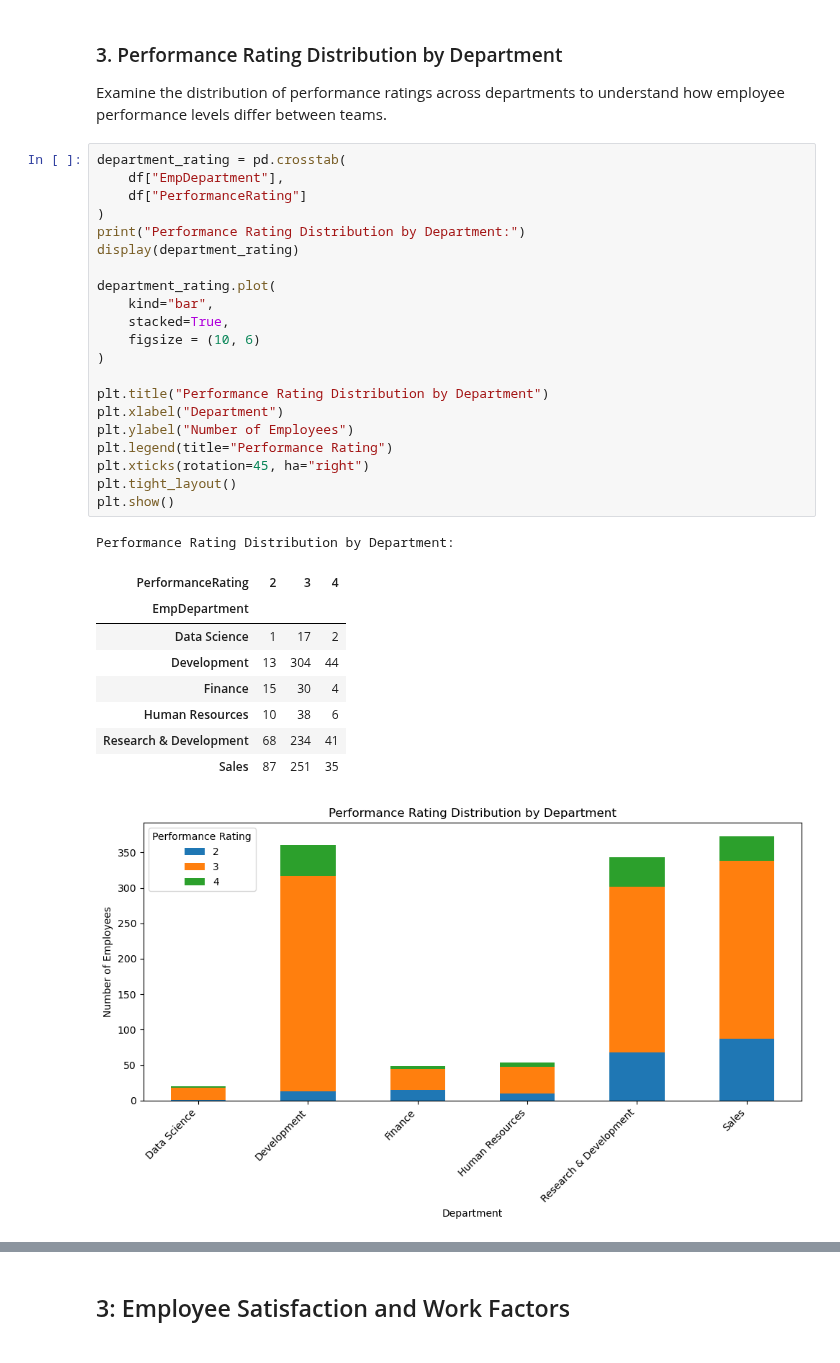
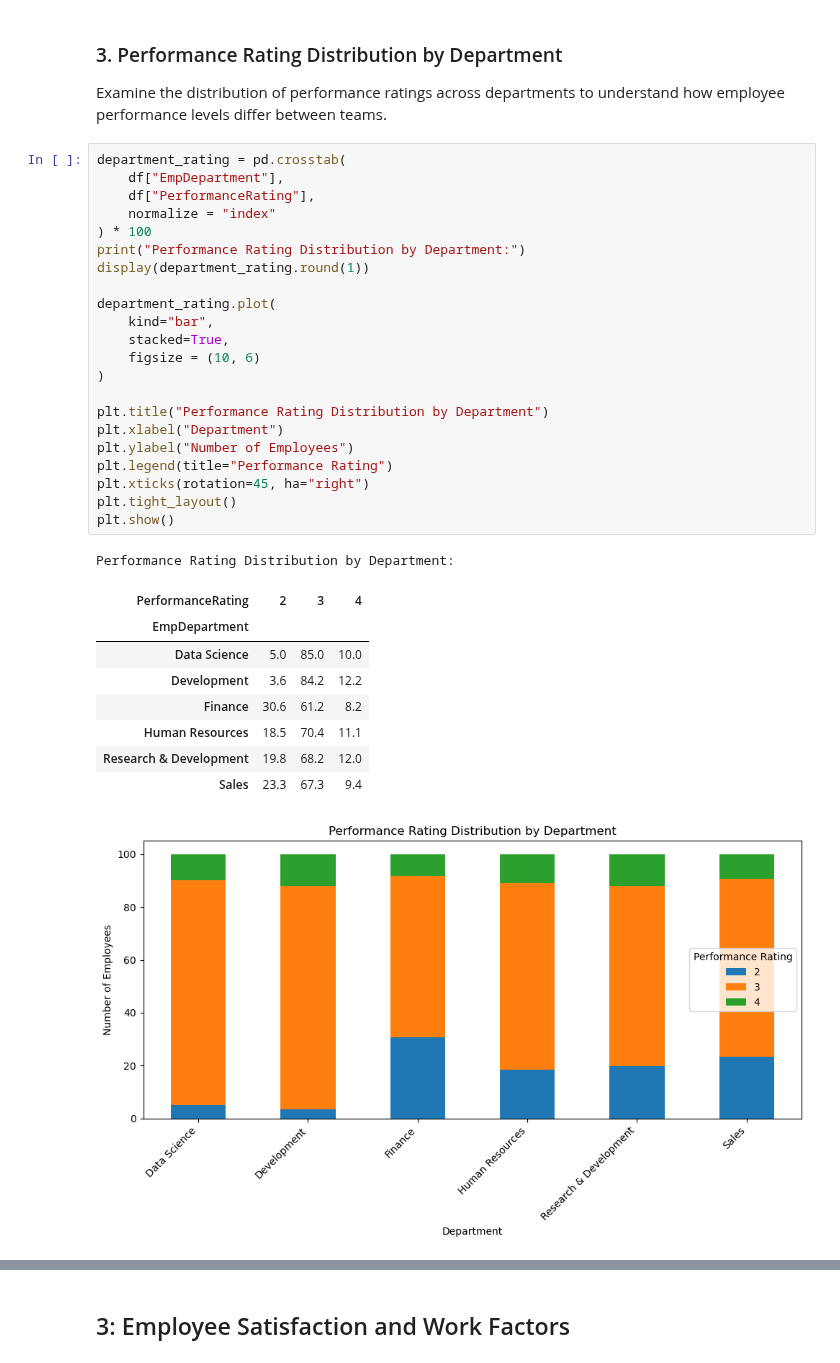
Before and after one commit to ChaitanyaGirase/INX_Future_Employee_Performance_Analysis, a Jupyter notebook: src/Data Processing/data_exploratory_analysis.ipynb, the cells around one changed output, grey strips where cells are left out. Cells and saved outputs as stored; diff of their text form.

```diff
--- a/src/Data Processing/data_exploratory_analysis.ipynb
+++ b/src/Data Processing/data_exploratory_analysis.ipynb
@@ -114,35 +114,36 @@ Examine the distribution of performance ratings across departments to understand
 # %%
 department_rating = pd.crosstab(
     df["EmpDepartment"],
-    df["PerformanceRating"]
-)
+    df["PerformanceRating"],
+    normalize = "index"
+) * 100
 print("Performance Rating Distribution by Department:")
-display(department_rating)
+display(department_rating.round(1))
 
 department_rating.plot(
     kind="bar",
     stacked=True,
     figsize = (10, 6)
 )
 
 plt.title("Performance Rating Distribution by Department")
 plt.xlabel("Department")
 plt.ylabel("Number of Employees")
 plt.legend(title="Performance Rating")
 plt.xticks(rotation=45, ha="right")
 plt.tight_layout()
 plt.show()
 # %% [output]
 Performance Rating Distribution by Department:
 | PerformanceRating | 2 | 3 | 4 |
 | EmpDepartment |  |  |  |
-| Data Science | 1 | 17 | 2 |
-| Development | 13 | 304 | 44 |
-| Finance | 15 | 30 | 4 |
-| Human Resources | 10 | 38 | 6 |
-| Research & Development | 68 | 234 | 41 |
-| Sales | 87 | 251 | 35 |
+| Data Science | 5.0 | 85.0 | 10.0 |
+| Development | 3.6 | 84.2 | 12.2 |
+| Finance | 30.6 | 61.2 | 8.2 |
+| Human Resources | 18.5 | 70.4 | 11.1 |
+| Research & Development | 19.8 | 68.2 | 12.0 |
+| Sales | 23.3 | 67.3 | 9.4 |
-[figure, old version]
+[figure, new version]
 # %% [markdown]
 #### Findings and Interpretation
 
```
Also changed, not shown: parts of 2 cells of this notebook, 5 other files.
